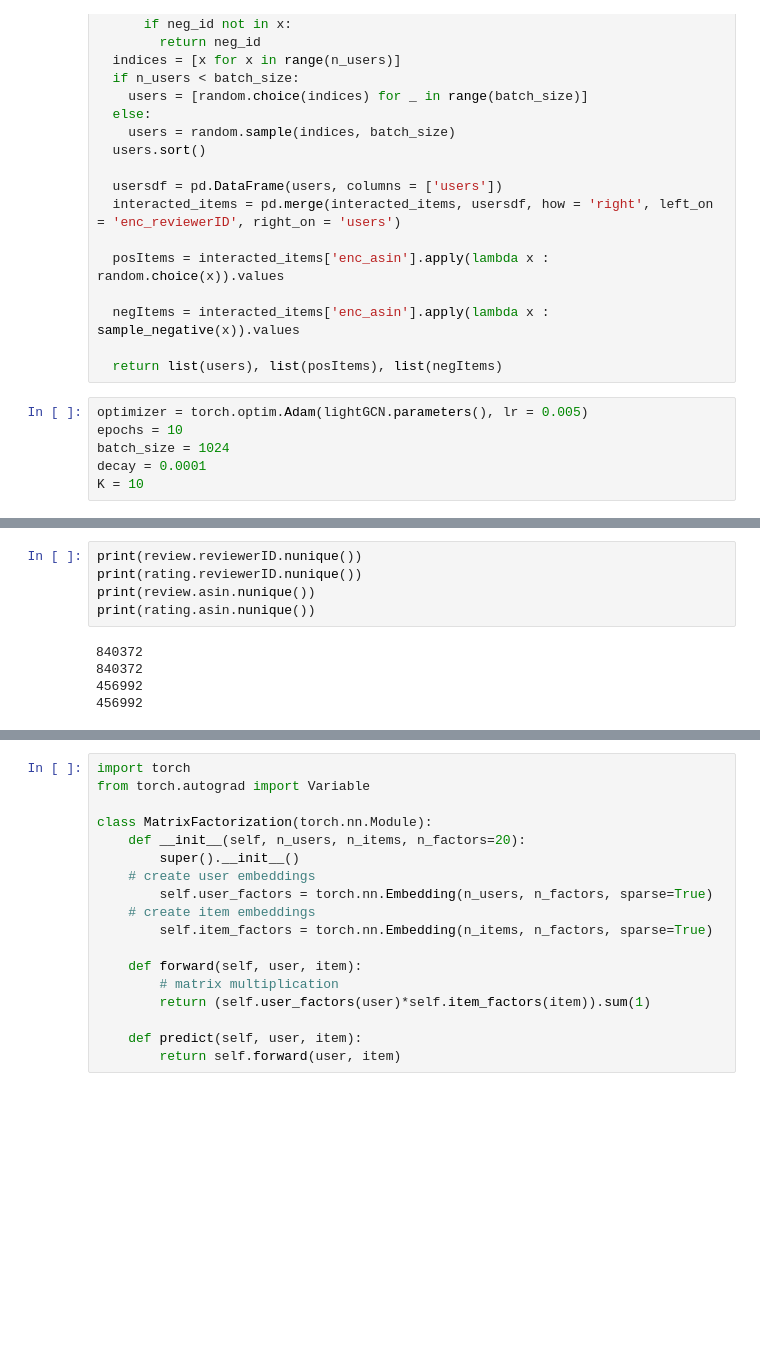
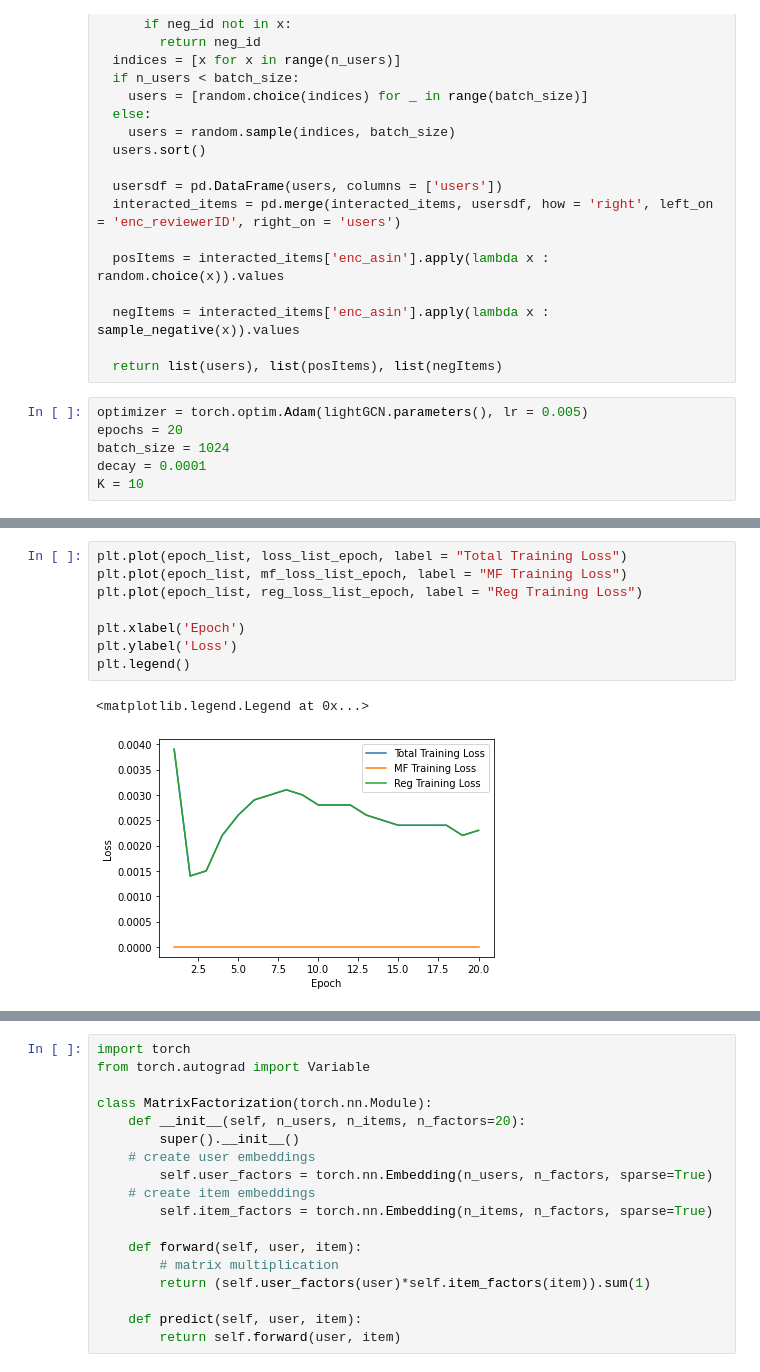
Before and after one commit to mequanent/Recommendation-System-Exercises, a Jupyter notebook: Music Recommendation.ipynb, the cells around one changed output, grey strips where cells are left out. Drawn from its saved outputs; the diff is of its cells as text; blank space fills up the shorter version.

```diff
--- a/Music Recommendation.ipynb
+++ b/Music Recommendation.ipynb
@@ -422,7 +425,7 @@ def dataloader(data, batch_size, n_users, n_items):
   return list(users), list(posItems), list(negItems)
 # %%
 optimizer = torch.optim.Adam(lightGCN.parameters(), lr = 0.005)
-epochs = 10
+epochs = 20
 batch_size = 1024
 decay = 0.0001
 K = 10
@@ -527,10 +512,11 @@ plt.legend()
-# %%
-print(review.reviewerID.nunique())
-print(rating.reviewerID.nunique())
-print(review.asin.nunique())
-print(rating.asin.nunique())
-# %% [output]
-840372
-840372
-456992
-456992
+# %%
+plt.plot(epoch_list, loss_list_epoch, label = "Total Training Loss")
+plt.plot(epoch_list, mf_loss_list_epoch, label = "MF Training Loss")
+plt.plot(epoch_list, reg_loss_list_epoch, label = "Reg Training Loss")
+
+plt.xlabel('Epoch')
+plt.ylabel('Loss')
+plt.legend()
+# %% [output]
+<matplotlib.legend.Legend at 0x...>
+[figure, added]
```
Also changed, not shown: parts of 11 cells of this notebook.
